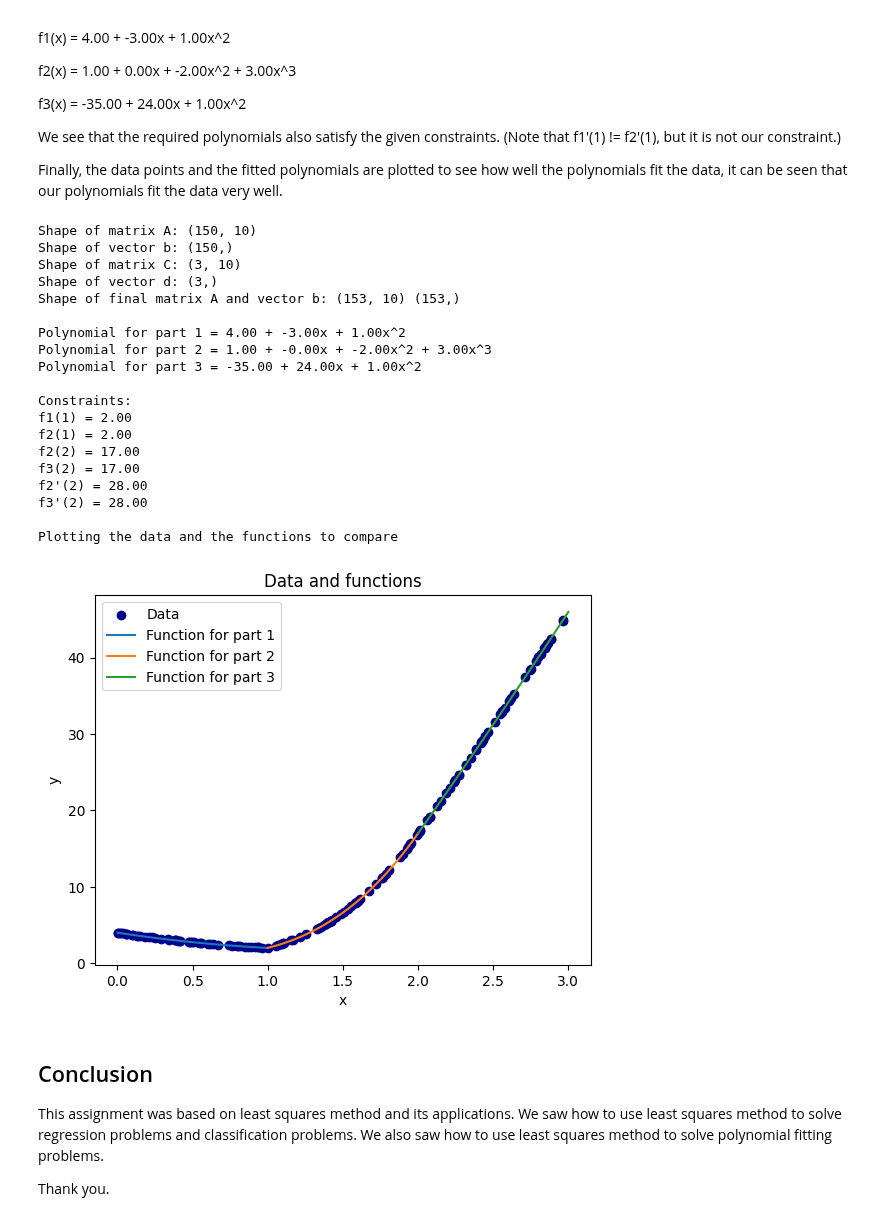
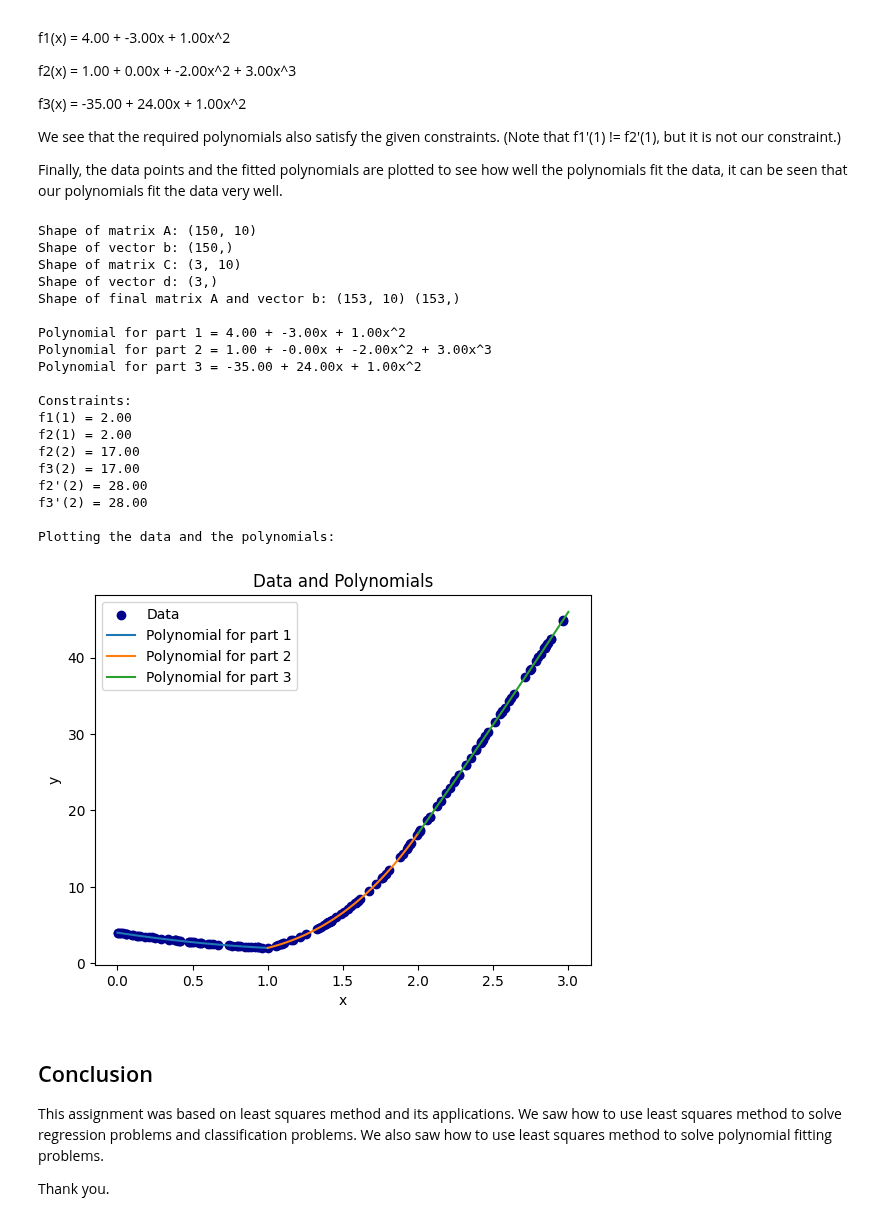
Before and after one commit to Baron105/ML-Assignments, a Jupyter notebook: AI61003/Assignment/final.ipynb, the cells around one changed output. Saved outputs shown, nothing was run; the diff lists cells and outputs as text; code cells hidden in the pictures.

```diff
--- a/AI61003/Assignment/final.ipynb
+++ b/AI61003/Assignment/final.ipynb
@@ -1036,43 +1036,43 @@ print("f3(2) = {:.2f}".format(np.polyval(rev_params_3, 2)))
 print("f2'(2) = {:.2f}".format(np.polyval(np.polyder(rev_params_2), 2)))
 print("f3'(2) = {:.2f}".format(np.polyval(np.polyder(rev_params_3), 2)))
 
-# plotting the data and the functions to compare
-print("\nPlotting the data and the functions to compare")
+# plotting the data and the polynomials
+print("\nPlotting the data and the polynomials:")
 plt.scatter(data[:, 0], data[:, 1], label="Data", color="darkblue")
 
 x = np.linspace(0, 1, 100)
-plt.plot(x, np.polyval(rev_params_1, x), label="Function for part 1")
+plt.plot(x, np.polyval(rev_params_1, x), label="Polynomial for part 1")
 x = np.linspace(1, 2, 100)
-plt.plot(x, np.polyval(rev_params_2, x), label="Function for part 2")
+plt.plot(x, np.polyval(rev_params_2, x), label="Polynomial for part 2")
 x = np.linspace(2, 3, 100)
-plt.plot(x, np.polyval(rev_params_3, x), label="Function for part 3")
+plt.plot(x, np.polyval(rev_params_3, x), label="Polynomial for part 3")
 
-plt.title("Data and functions")
+plt.title("Data and Polynomials")
 plt.xlabel("x")
 plt.ylabel("y")
 plt.legend()
 plt.show()
 # %% [output]
 Shape of matrix A: (150, 10)
 Shape of vector b: (150,)
 Shape of matrix C: (3, 10)
 Shape of vector d: (3,)
 Shape of final matrix A and vector b: (153, 10) (153,)
 
 Polynomial for part 1 = 4.00 + -3.00x + 1.00x^2
 Polynomial for part 2 = 1.00 + -0.00x + -2.00x^2 + 3.00x^3
 Polynomial for part 3 = -35.00 + 24.00x + 1.00x^2
 
 Constraints:
 f1(1) = 2.00
 f2(1) = 2.00
 f2(2) = 17.00
 f3(2) = 17.00
 f2'(2) = 28.00
 f3'(2) = 28.00
 
-Plotting the data and the functions to compare
+Plotting the data and the polynomials:
-[figure, old version]
+[figure, new version]
 # %% [markdown]
 ## Conclusion
 
```
